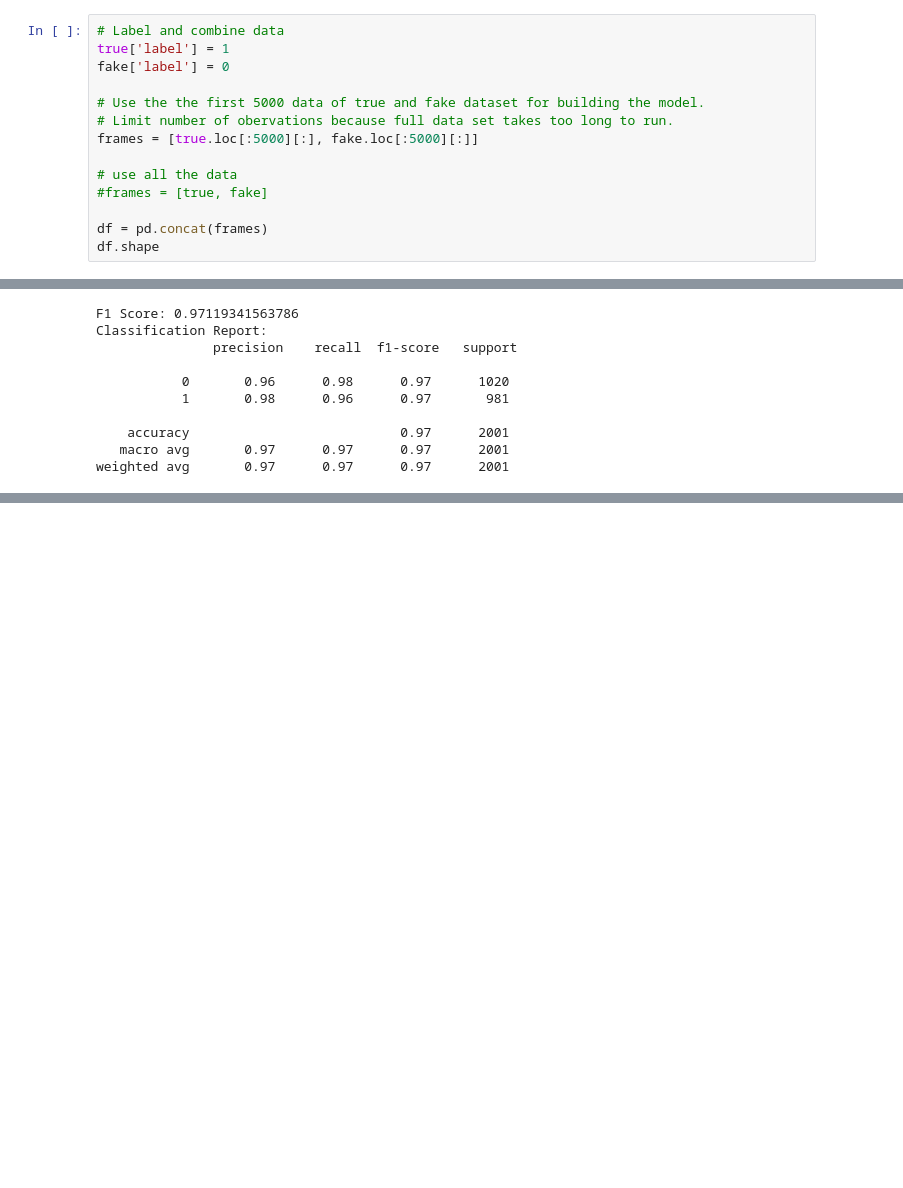
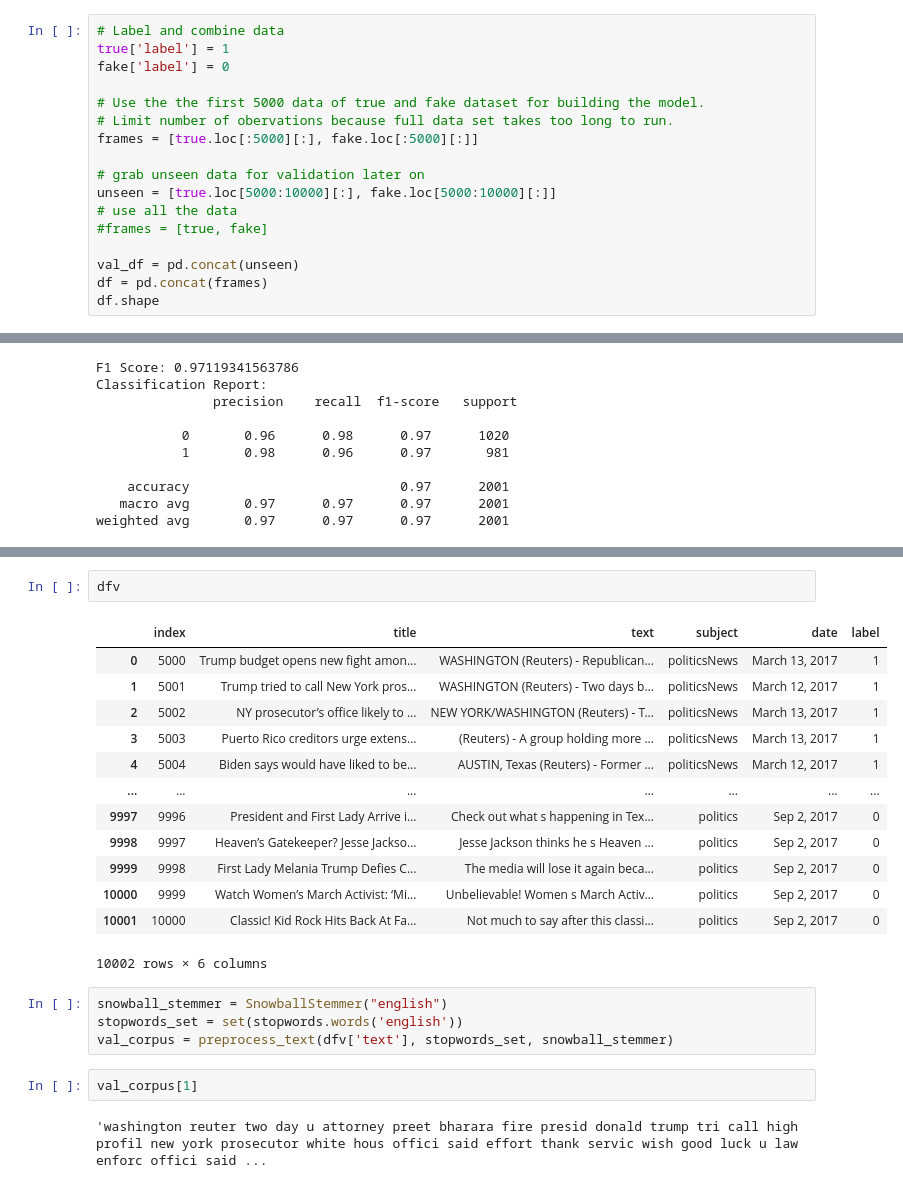
Before and after one commit to AveDavis/Fake_News_Detection, a Jupyter notebook: FakeNewModel.ipynb, the cells around one changed output, grey strips where cells are left out. Cells and saved outputs as stored; diff of their text form; blank space fills up the shorter version.

```diff
--- a/FakeNewModel.ipynb
+++ b/FakeNewModel.ipynb
@@ -120,9 +120,12 @@ fake['label'] = 0
 # Limit number of obervations because full data set takes too long to run.
 frames = [true.loc[:5000][:], fake.loc[:5000][:]]
 
+# grab unseen data for validation later on
+unseen = [true.loc[5000:10000][:], fake.loc[5000:10000][:]]
 # use all the data
 #frames = [true, fake]
 
+val_df = pd.concat(unseen)
 df = pd.concat(frames)
 df.shape
 # %% [output]
@@ -440,0 +496,24 @@ weighted avg       0.97      0.97      0.97      2001
+# %%
+dfv
+# %% [output]
+|  | index | title | text | subject | date | label |
+| 0 | 5000 | Trump budget opens new fight amon... | WASHINGTON (Reuters) - Republican... | politicsNews | March 13, 2017 | 1 |
+| 1 | 5001 | Trump tried to call New York pros... | WASHINGTON (Reuters) - Two days b... | politicsNews | March 12, 2017 | 1 |
+| 2 | 5002 | NY prosecutor’s office likely to ... | NEW YORK/WASHINGTON (Reuters) - T... | politicsNews | March 13, 2017 | 1 |
+| 3 | 5003 | Puerto Rico creditors urge extens... | (Reuters) - A group holding more ... | politicsNews | March 13, 2017 | 1 |
+| 4 | 5004 | Biden says would have liked to be... | AUSTIN, Texas (Reuters) - Former ... | politicsNews | March 12, 2017 | 1 |
+| ... | ... | ... | ... | ... | ... | ... |
+| 9997 | 9996 | President and First Lady Arrive i... | Check out what s happening in Tex... | politics | Sep 2, 2017 | 0 |
+| 9998 | 9997 | Heaven’s Gatekeeper? Jesse Jackso... | Jesse Jackson thinks he s Heaven ... | politics | Sep 2, 2017 | 0 |
+| 9999 | 9998 | First Lady Melania Trump Defies C... | The media will lose it again beca... | politics | Sep 2, 2017 | 0 |
+| 10000 | 9999 | Watch Women’s March Activist: ‘Mi... | Unbelievable! Women s March Activ... | politics | Sep 2, 2017 | 0 |
+| 10001 | 10000 | Classic! Kid Rock Hits Back At Fa... | Not much to say after this classi... | politics | Sep 2, 2017 | 0 |
+10002 rows × 6 columns
+# %%
+snowball_stemmer = SnowballStemmer("english")
+stopwords_set = set(stopwords.words('english'))
+val_corpus = preprocess_text(dfv['text'], stopwords_set, snowball_stemmer)
+# %%
+val_corpus[1]
+# %% [output]
+'washington reuter two day u attorney preet bharara fire presid donald trump tri call high profil new york prosecutor white hous offici said effort thank servic wish good luck u law enforc offici said ...
```
Also changed, not shown: parts of 18 cells of this notebook.
